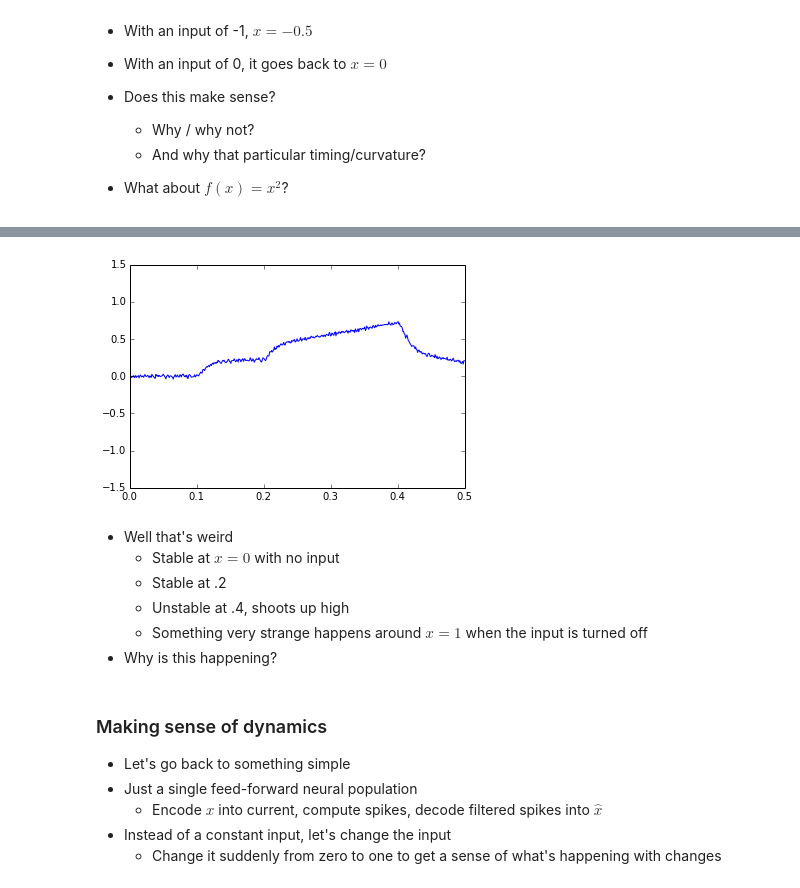
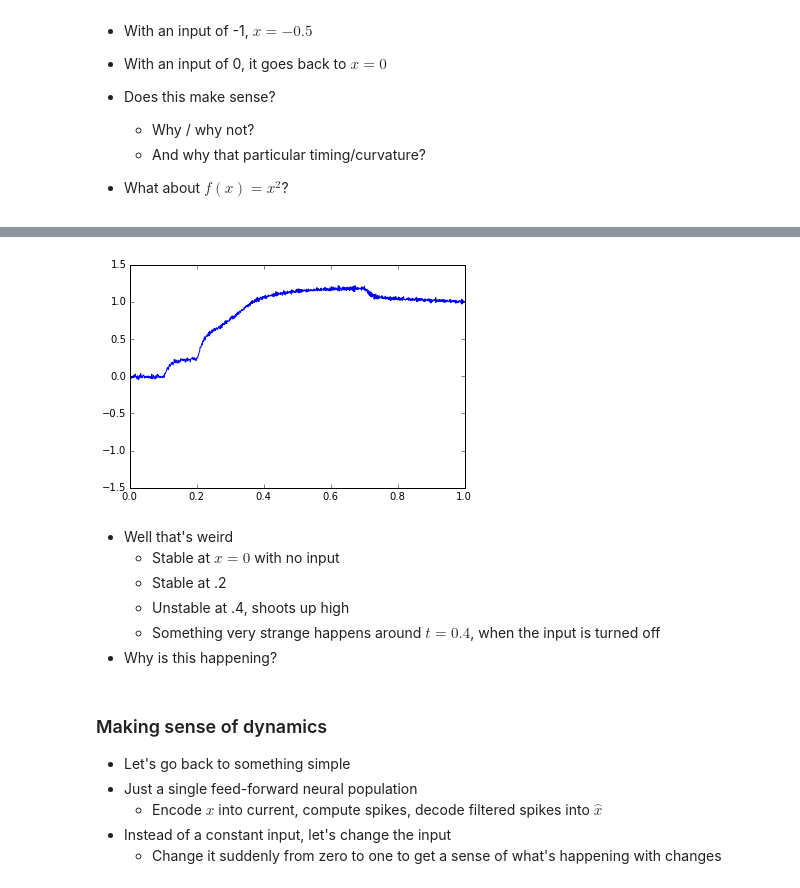
Before and after one commit to Stanford-BIS/syde556, a Jupyter notebook: EE 304 Lecture 5 Dynamics.ipynb, the cells around one changed output, grey strips where cells are left out. Drawn from its saved outputs; the diff is of its cells as text; code cells hidden in the pictures.

```diff
--- a/EE 304 Lecture 5 Dynamics.ipynb
+++ b/EE 304 Lecture 5 Dynamics.ipynb
@@ -108,14 +114,14 @@ ylim(-1.5,1.5);
 - What about $f(x)=x^2$?
 # %%
 with model:
-    stim.output = piecewise({.1:.2, .2:.4, .4:0})
+    stim.output = piecewise({.1:.2, .2:.5, .7:0})
     def feedback(x):
         return x*x
 
     conn.function = feedback
 
 sim = nengo.Simulator(model)
-sim.run(.5)
+sim.run(1.0)
 
 plot(sim.trange(), sim.data[ensA_p])
 ylim(-1.5,1.5);
@@ -123,10 +130,10 @@ ylim(-1.5,1.5);
-[figure, old version]
+[figure, new version]
 # %% [markdown]
 - Well that's weird
     - Stable at $x=0$ with no input
     - Stable at .2
     - Unstable at .4, shoots up high
-    - Something very strange happens around $x=1$ when the input is turned off
+    - Something very strange happens around $t=0.4$, when the input is turned off
 - Why is this happening?
 # %% [markdown]
 ### Making sense of dynamics
```
Also changed, not shown: parts of 37 cells of this notebook, 1 other file.
